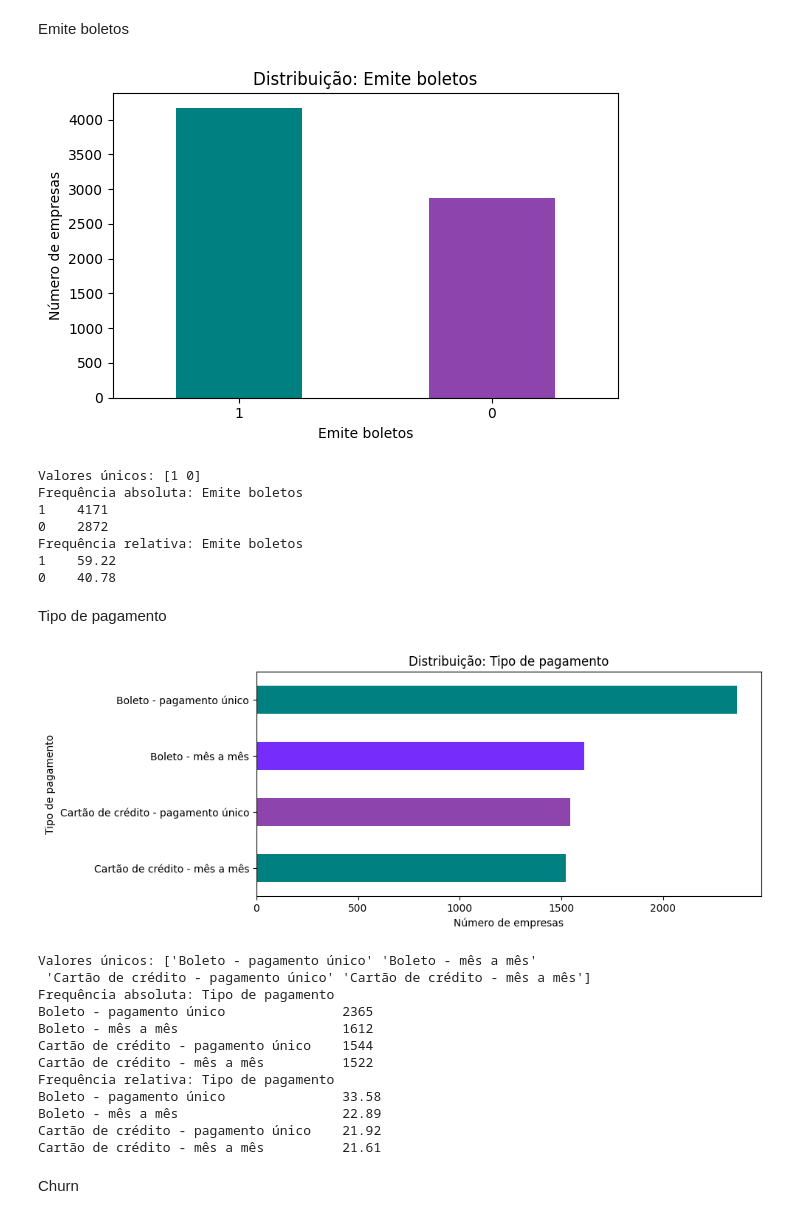
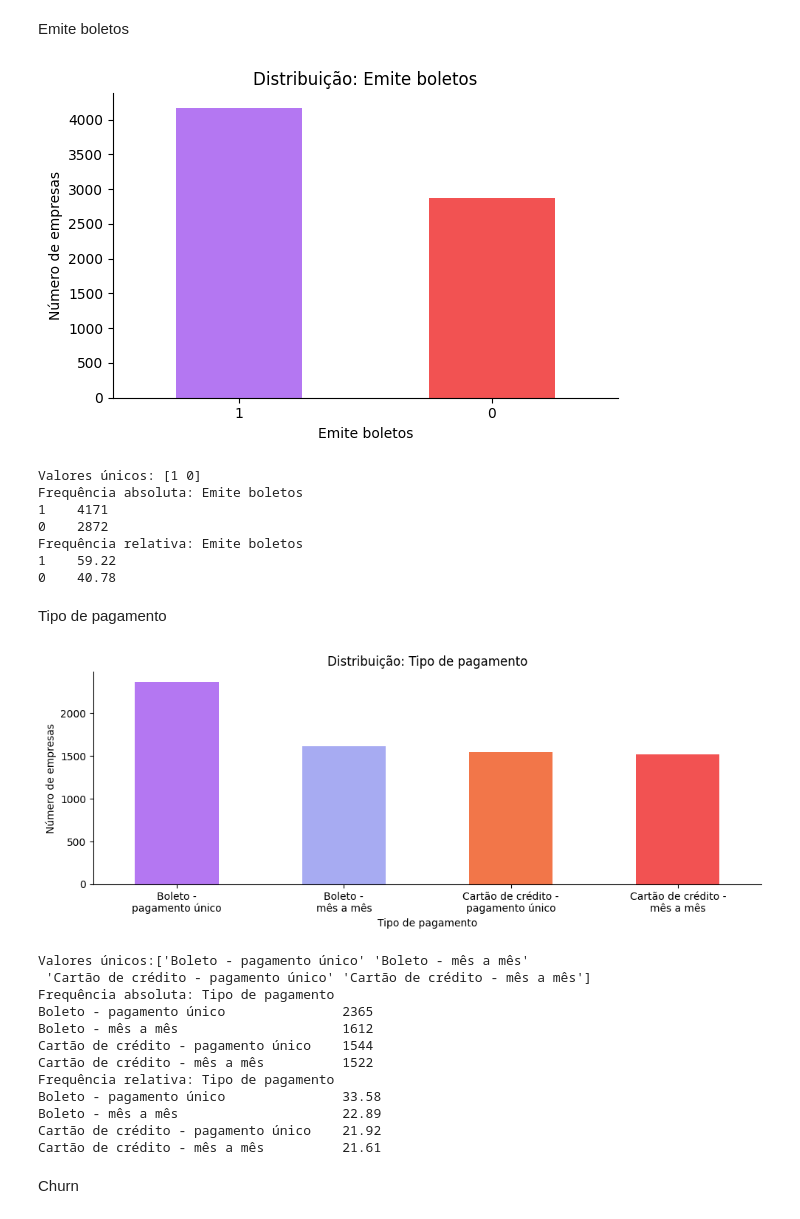
Before and after one commit to carolcalandrine/Analise-churn, a Jupyter notebook: projeto_churn.ipynb, the cells around one changed output. Saved outputs shown, nothing was run; the diff lists cells and outputs as text; code cells hidden in the pictures.

```diff
--- a/projeto_churn.ipynb
+++ b/projeto_churn.ipynb
@@ -21,9 +21,7 @@ import seaborn as sb #manipular gráficos
 import matplotlib.pyplot as plt #manipular gráficos
 # %%
 # Importação do arquivo .csv
-df = pd.read_csv('/content/customer_churn_with_months.csv')
+df = pd.read_csv('/content/sample_data/customer_churn_with_months.csv')
 
 # Limpar os nomes das colunas
 df.columns = df.columns.str.strip()  #Remove espaços desnecessários
-
-print(df.columns.tolist())
@@ -492,20 +431,22 @@ freq_abs = df[col].value_counts()
 freq_rel = round(df[col].value_counts(normalize=True) * 100, 2)
 
 # Gráfico
-plt.figure(figsize=(6,4))
-freq_abs.plot(kind= 'bar', color= ['#008080','#8e44ad','#762CFA'])
+fig, ax = plt.subplots(figsize=(6,4))
+freq_abs.plot(kind= 'bar', color= ['#B477F2', '#F25252'])
 plt.title('Distribuição: Emite boletos')
 plt.xlabel('Emite boletos')
 plt.ylabel('Número de empresas')
 plt.xticks(rotation=0)
 plt.tight_layout()
+ax.spines['top'].set_visible(False)
+ax.spines['right'].set_visible(False)
 plt.show()
 
 print(f'Valores únicos: {valores_unicos}')
 print(f'Frequência absoluta: {freq_abs.to_string()}')
 print(f'Frequência relativa: {freq_rel.to_string()}')
 # %% [output]
-[figure, old version]
+[figure, new version]
 Valores únicos: [1 0]
 Frequência absoluta: Emite boletos
 1    4171
@@ -518,32 +459,42 @@ Tipo de pagamento
 # %%
 # Análise da coluna 'Tipo de pagamento'
 
 col = 'Tipo de pagamento'
+nomes = {
+    'Boleto - pagamento único': 'Boleto -\npagamento único',
+    'Boleto - mês a mês': 'Boleto -\nmês a mês',
+    'Cartão de crédito - pagamento único': 'Cartão de crédito -\npagamento único',
+    'Cartão de crédito - mês a mês': 'Cartão de crédito -\nmês a mês'
+}
 
 # Valores únicos
 valores_unicos = df[col].unique()
 
 # Frequência absoluta e relativa
 freq_abs = df[col].value_counts()
+freq_plot = freq_abs.rename(index=nomes)
 freq_rel = round(df[col].value_counts(normalize=True) * 100,2)
 
 
 # Gráfico
-plt.figure(figsize=(10,4))
-freq_abs.sort_values().plot(kind= 'barh', color= ['#008080','#8e44ad','#762CFA'])
+
+fig, ax= plt.subplots(figsize=(10,4))
+freq_plot.plot(kind= 'bar', color= ['#B477F2', '#A7ABF2', '#F27649', '#F25252'])  # Para o gráfico renomeado
 plt.title('Distribuição: Tipo de pagamento')
-plt.xlabel('Número de empresas')
-plt.ylabel('Tipo de pagamento')
+plt.xlabel('Tipo de pagamento')
+plt.ylabel('Número de empresas')
 plt.xticks(rotation=0)
 plt.tight_layout()
+ax.spines['top'].set_visible(False)
+ax.spines['right'].set_visible(False)
 plt.show()
 
-print(f'Valores únicos: {valores_unicos}')
+print(f'Valores únicos:{valores_unicos}')
 print(f'Frequência absoluta: {freq_abs.to_string()}')
 print(f'Frequência relativa: {freq_rel.to_string()}')
 # %% [output]
-[figure, old version]
+[figure, new version]
-Valores únicos: ['Boleto - pagamento único' 'Boleto - mês a mês'
+Valores únicos:['Boleto - pagamento único' 'Boleto - mês a mês'
  'Cartão de crédito - pagamento único' 'Cartão de crédito - mês a mês']
 Frequência absoluta: Tipo de pagamento
 Boleto - pagamento único               2365
```
Also changed, not shown: parts of 46 cells of this notebook.
